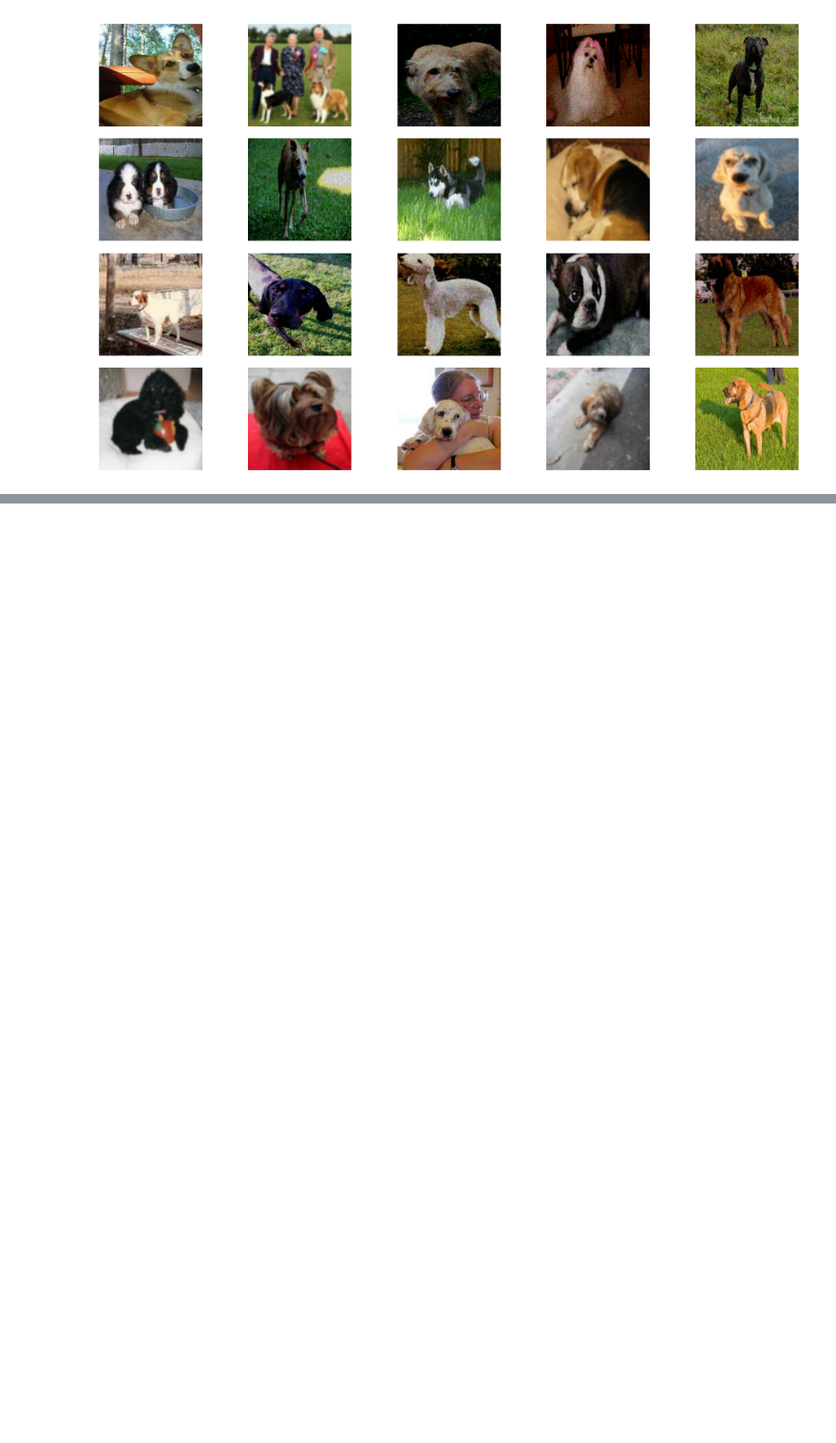
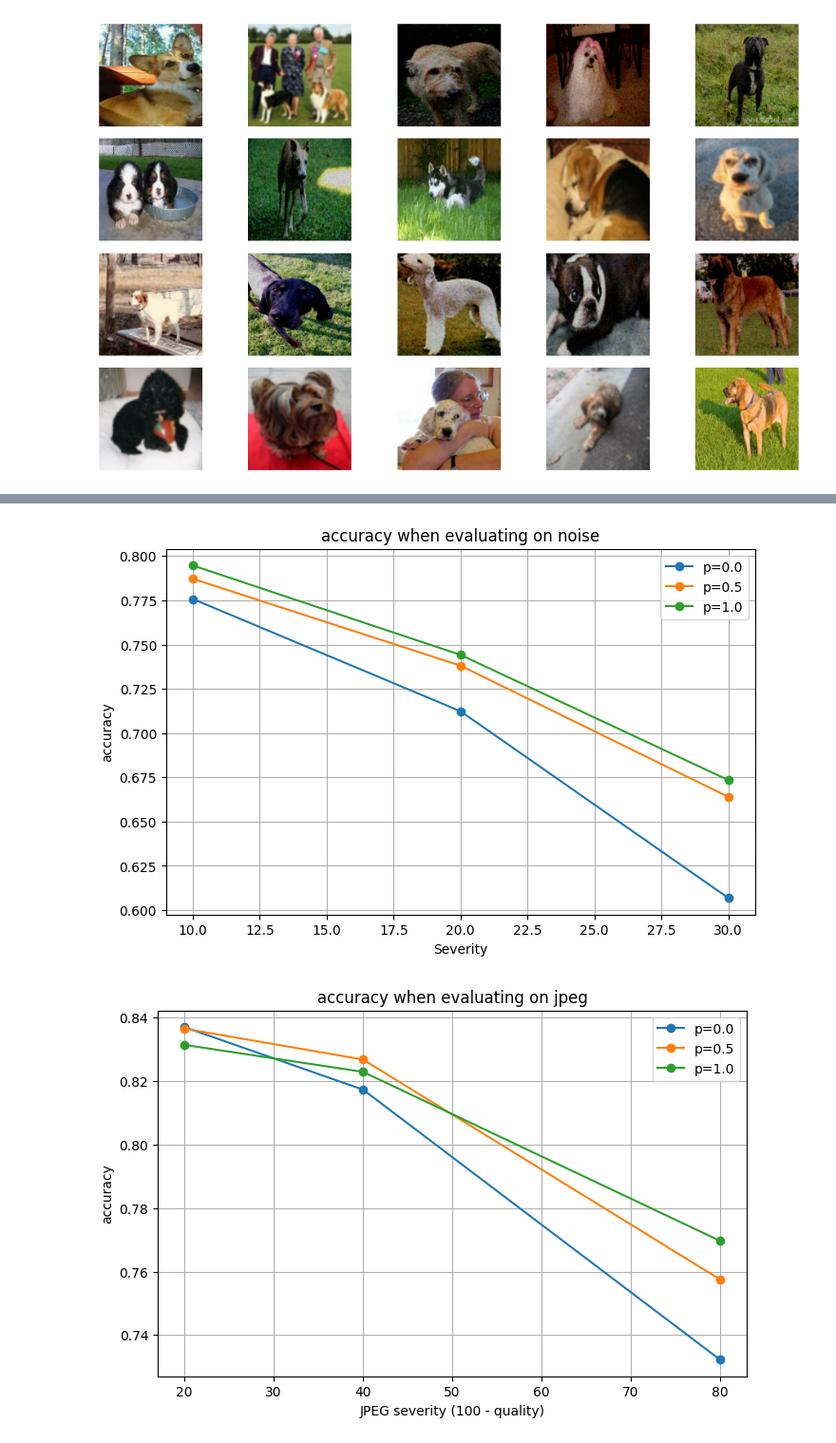
Before and after one commit to d21emijo/BDP, a Jupyter notebook: notebooks/notebook.ipynb, the cells around one changed output, grey strips where cells are left out. Shown at 95% size. Drawn from its saved outputs; the diff is of its cells as text; code cells hidden in the pictures; blank space fills up the shorter version.

```diff
--- a/notebooks/notebook.ipynb
+++ b/notebooks/notebook.ipynb
@@ -583,0 +576,29 @@ def plot_corruption_curve(df, corruption_type, metric="accuracy"):
+# %%
+def plot_corruption_curve(df, corruption_type, metric="accuracy"):
+    subset = df[df["corruption_type"] == corruption_type].copy()
+
+    if corruption_type == "jpeg": # invert severity for jpeg to make plots more intuitive (higher severity = worse quality)
+        subset["severity_plot"] = 100 - subset["severity"]
+        xlabel = "JPEG severity (100 - quality)"
+    else:
+        subset["severity_plot"] = subset["severity"]
+        xlabel = "Severity"
+
+    plt.figure(figsize=(8, 5))
+
+    for p_value in sorted(subset["p"].unique()): # loop through each training corruption fraction
+        run = subset[subset["p"] == p_value].sort_values("severity_plot")
+        plt.plot(run["severity_plot"], run[metric], marker="o", label=f"p={p_value}")
+
+    plt.title(f"{metric} when evaluating on {corruption_type}")
+    plt.xlabel(xlabel)
+    plt.ylabel(metric)
+    plt.legend()
+    plt.grid(True)
+    plt.show()
+# %%
+for ctype in ["noise", "jpeg", "blur"]:
+    plot_corruption_curve(eval_df, ctype, metric="accuracy")
+# %% [output]
+[figure, added]
+[figure, added]
```
Also changed, not shown: parts of 15 cells of this notebook.
